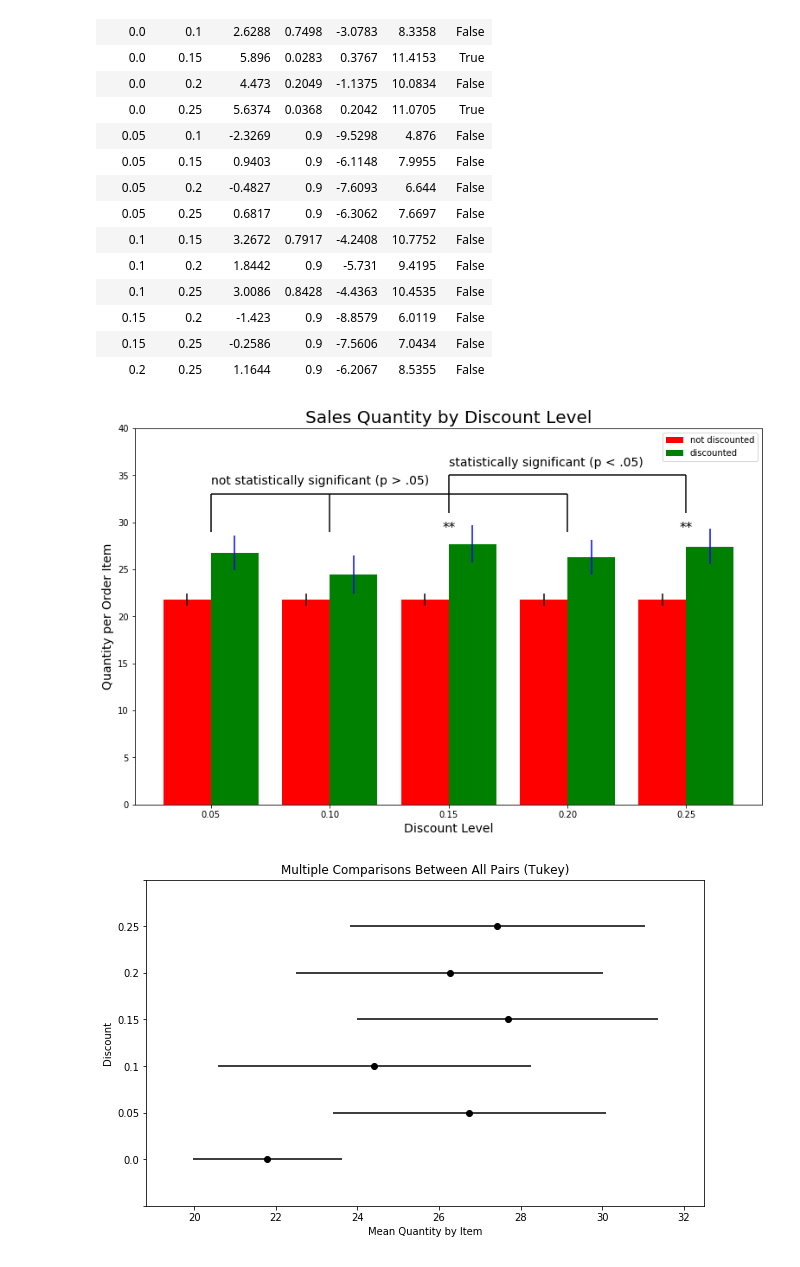
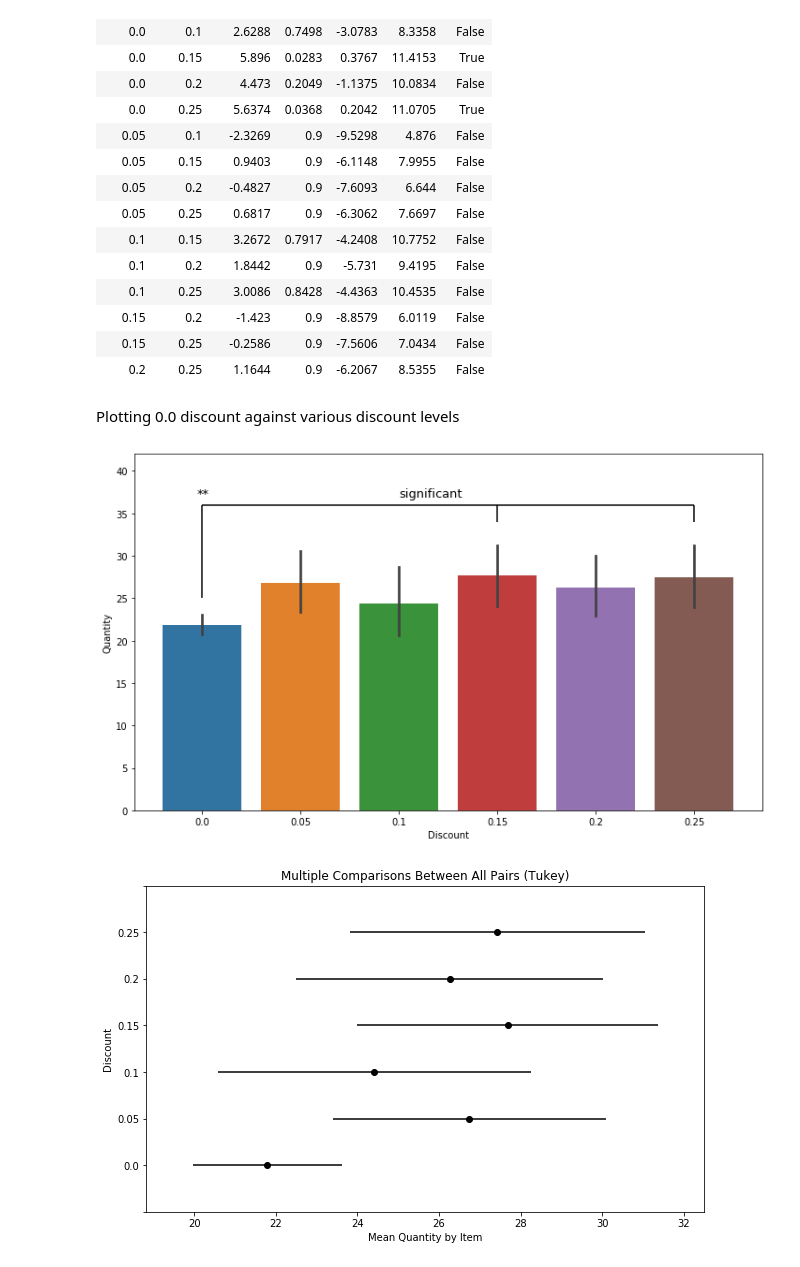
Before and after one commit to terryollila/dsc-mod-3-project-online-ds-ft-100719, a Jupyter notebook: student.ipynb, the cells around one changed output. Saved outputs shown, nothing was run; the diff lists cells and outputs as text; code cells hidden in the pictures.

```diff
--- a/student.ipynb
+++ b/student.ipynb
@@ -988,21 +988,36 @@ Multiple Comparison of Means - Tukey HSD, FWER=0.05
 | 0.15 | 0.2 | -1.423 | 0.9 | -8.8579 | 6.0119 | False |
 | 0.15 | 0.25 | -0.2586 | 0.9 | -7.5606 | 7.0434 | False |
 | 0.2 | 0.25 | 1.1644 | 0.9 | -6.2067 | 8.5355 | False |
+# %% [markdown]
+Plotting 0.0 discount against various discount levels
+# %%
+plt.figure(figsize = (12, 7))
+
+dis_plot = sns.barplot('Discount', 'Quantity', data = dis_df)
+plt.hlines(36, .0, 5)
+plt.vlines([0, 3, 5], [25, 34, 34], 36)
+ax = dis_plot.axes
+ax.set_ylim(0, 42)
+ax.text(2, 37, 'significant', fontsize = 13)
+ax.text(-.05, 37, '**', fontsize = 13)
+plt.show()
+# %% [output]
+[figure, added]
 # %%
-vmin = [29, 29, 31, 29, 31]
-vmax = [33, 33, 35, 33, 35]
-hline = [33, 35]
+#Legacy code. Probably no longer relevant, but keeping just in case.
 
-discount_graph(title = 'Sales Quantity by Discount Level',
-               ylabel = 'Quantity per Order Item', column = 'Quantity',
-               ylim = (0, 40),
-               vmin = vmin, vmax = vmax, hline = hline, ast = '**',
-               textha = 36, texthb = 34, asth = 29,
-               text2 = 'not statistically significant (p > .05)',
-               text1 = 'statistically significant (p < .05)', color1 = 'red',
-               color2 = 'green')
+# vmin = [29, 29, 31, 29, 31]
+# vmax = [33, 33, 35, 33, 35]
+# hline = [33, 35]
+
+# discount_graph(title = 'Sales Quantity by Discount Level',
+#                ylabel = 'Quantity per Order Item', column = 'Quantity',
+#                ylim = (0, 40),
+#                vmin = vmin, vmax = vmax, hline = hline, ast = '**',
+#                textha = 36, texthb = 34, asth = 29,
+#                text2 = 'not statistically significant (p > .05)',
+#                text1 = 'statistically significant (p < .05)', color1 = 'red',
+#                color2 = 'green')
-# %% [output]
-[figure, removed]
 # %%
 model.plot_simultaneous(ylabel = 'Discount', xlabel = 'Mean Quantity by Item');
 # %% [output]
```
Also changed, not shown: parts of 1 cell of this notebook, 1 other file.
